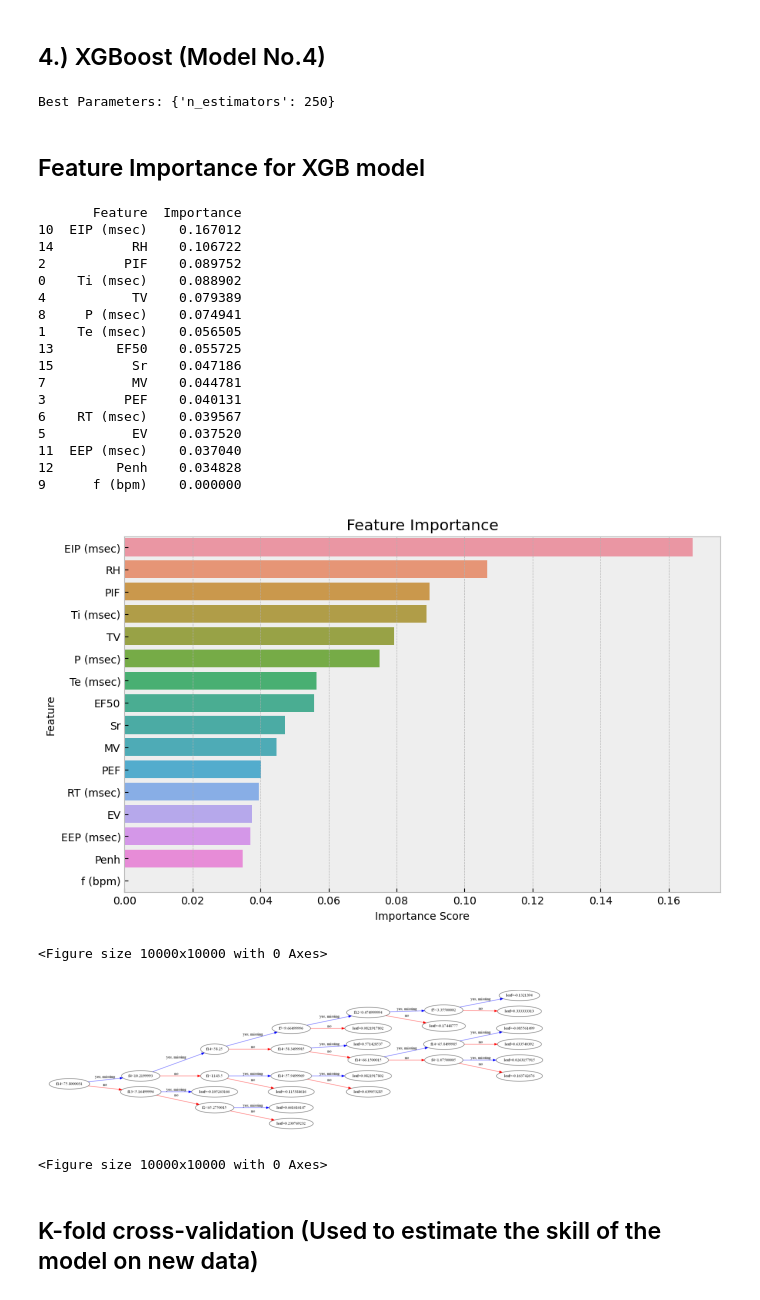
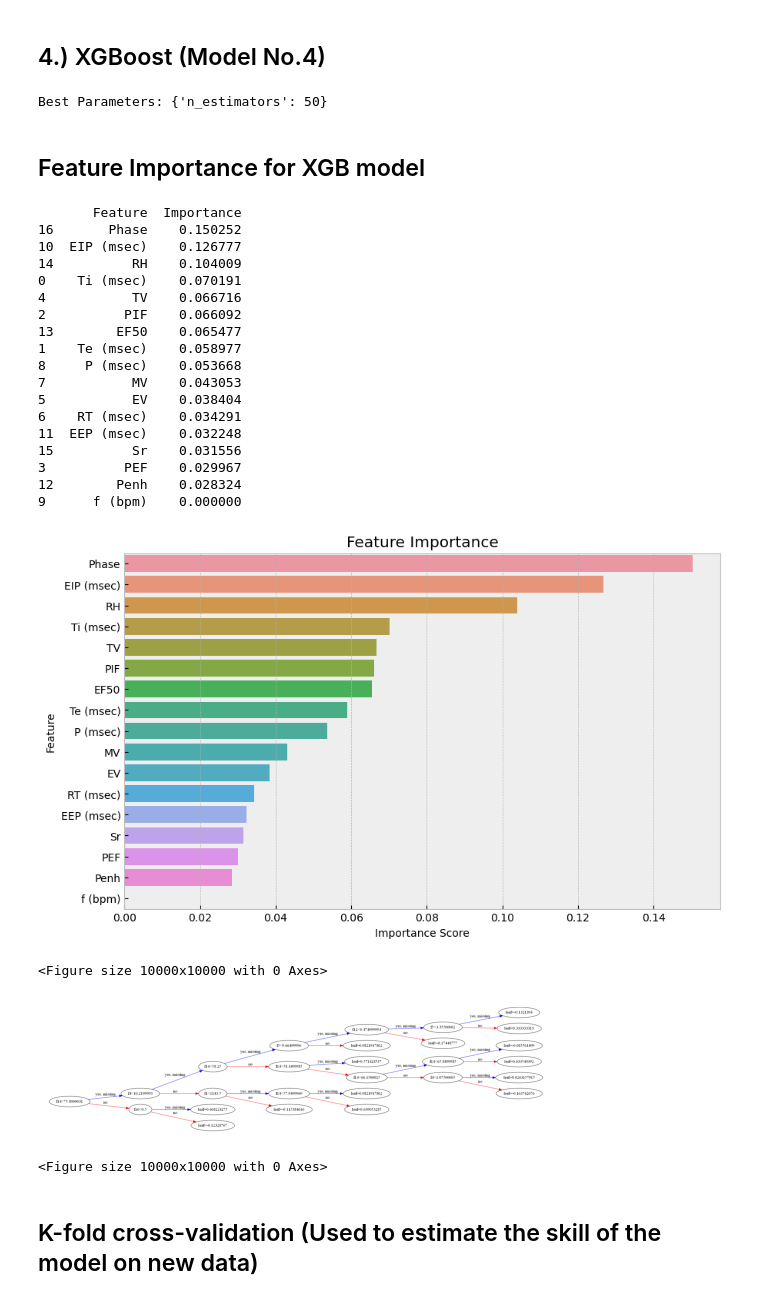
Before and after one commit to eduluca/PlethMachineLearning, a Jupyter notebook: pleth_training_ml_type2_rattype.ipynb, the cells around one changed output. Drawn from its saved outputs; the diff is of its cells as text; code cells hidden in the pictures.

Commit message:
added phase

```diff
--- a/pleth_training_ml_type2_rattype.ipynb
+++ b/pleth_training_ml_type2_rattype.ipynb
@@ -197,6 +197,6 @@ plt.ylabel('% Variance explained');
 # %%
 mod2 = Pipeline([('SCALER', StandardScaler()),
-                 ('PCA', PCA(n_components=16)),
+                 ('PCA', PCA(n_components=17)),
                  ('LOGREG', LogisticRegression(random_state=0, tol=0.01))])
 mod2.fit(X_train, t_train)
 # %% [output]
@@ -395,52 +385,53 @@ print("Best Parameters:", best_params)
 # Use the best model found
 xgb_best_model = grid_search.best_estimator_
 # %% [output]
-Best Parameters: {'n_estimators': 250}
+Best Parameters: {'n_estimators': 50}
 # %% [markdown]
 ## Feature Importance for XGB model
 # %%
 # Get feature importance scores XGBoost model
 feature_importance = xgb_best_model.feature_importances_
 
 # Column Names
-column_names = ['Ti (msec)', 'Te (msec)', 'PIF', 'PEF', 'TV', 'EV', 'RT (msec)', 'MV', 'P (msec)', 'f (bpm)', 'EIP (msec)', 'EEP (msec)', 'Penh', 'EF50', 'RH', 'Sr']
+column_names = ['Ti (msec)', 'Te (msec)', 'PIF', 'PEF', 'TV', 'EV', 'RT (msec)', 'MV', 'P (msec)', 'f (bpm)', 'EIP (msec)', 'EEP (msec)', 'Penh', 'EF50', 'RH', 'Sr', 'Phase']
 
 
 # Create a DataFrame to hold feature names and their importance scores
 feature_importance_df = pd.DataFrame({'Feature': column_names, 'Importance': feature_importance})
 
 # Sort the DataFrame by importance score in descending order
 feature_importance_df = feature_importance_df.sort_values(by='Importance', ascending=False)
 
 # Display features
 print(feature_importance_df)
 
 # Plot the feature importance
 plt.figure(figsize=(10, 6))
 sns.barplot(x='Importance', y='Feature', data=feature_importance_df)
 plt.title('Feature Importance')
 plt.xlabel('Importance Score')
 plt.ylabel('Feature')
 plt.show()
 # %% [output]
        Feature  Importance
-10  EIP (msec)    0.167012
-14          RH    0.106722
-2          PIF    0.089752
-0    Ti (msec)    0.088902
-4           TV    0.079389
-8     P (msec)    0.074941
-1    Te (msec)    0.056505
-13        EF50    0.055725
-15          Sr    0.047186
-7           MV    0.044781
-3          PEF    0.040131
-6    RT (msec)    0.039567
-5           EV    0.037520
-11  EEP (msec)    0.037040
-12        Penh    0.034828
+16       Phase    0.150252
+10  EIP (msec)    0.126777
+14          RH    0.104009
+0    Ti (msec)    0.070191
+4           TV    0.066716
+2          PIF    0.066092
+13        EF50    0.065477
+1    Te (msec)    0.058977
+8     P (msec)    0.053668
+7           MV    0.043053
+5           EV    0.038404
+6    RT (msec)    0.034291
+11  EEP (msec)    0.032248
+15          Sr    0.031556
+3          PEF    0.029967
+12        Penh    0.028324
 9      f (bpm)    0.000000
-[figure, old version]
+[figure, new version]
 # %%
 #Instance of Tkinter frame
 #win = Tk()
@@ -458,7 +449,7 @@ plt.figure(figsize=(100, 100))
 #win.mainloop()
 # %% [output]
 <Figure size 10000x10000 with 0 Axes>
-[figure, old version]
+[figure, new version]
 <Figure size 10000x10000 with 0 Axes>
 # %% [markdown]
 ## K-fold cross-validation (Used to estimate the skill of the model on new data)
```
Also changed, not shown: parts of 11 cells of this notebook, 5 other files.
